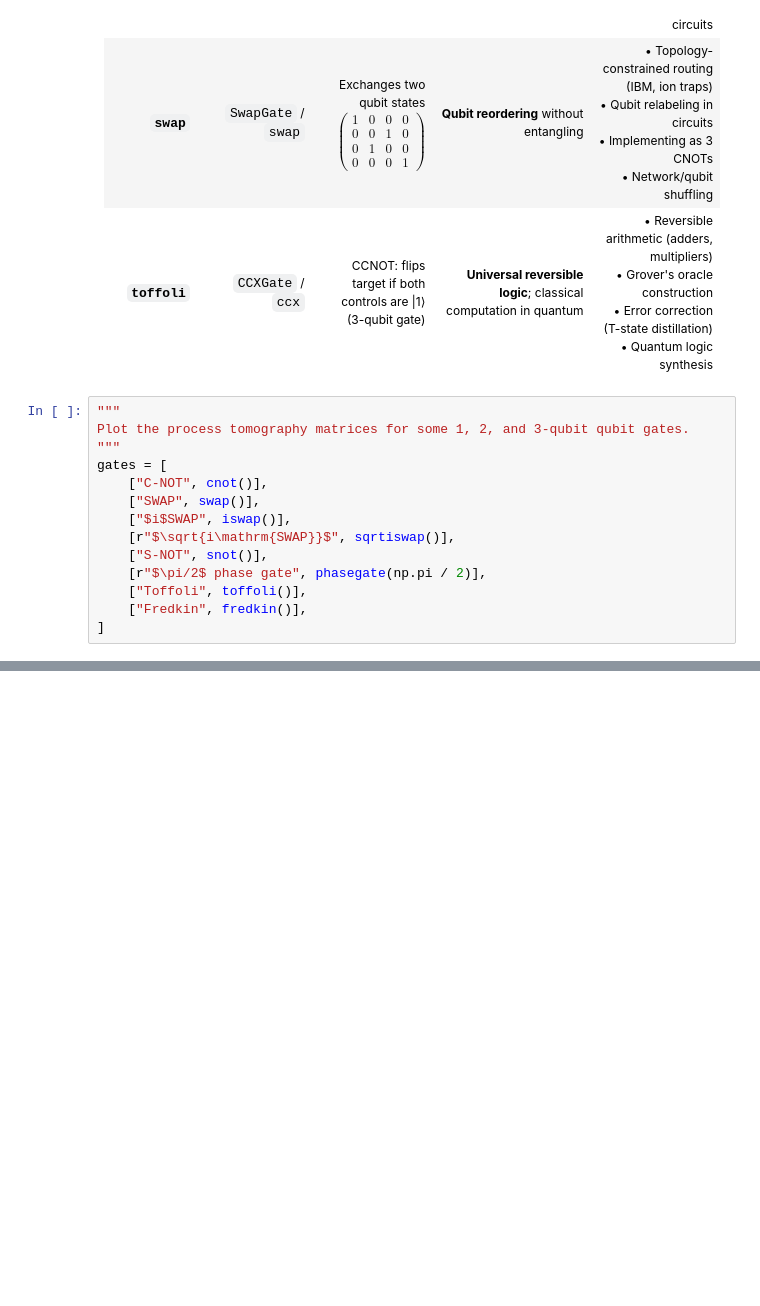
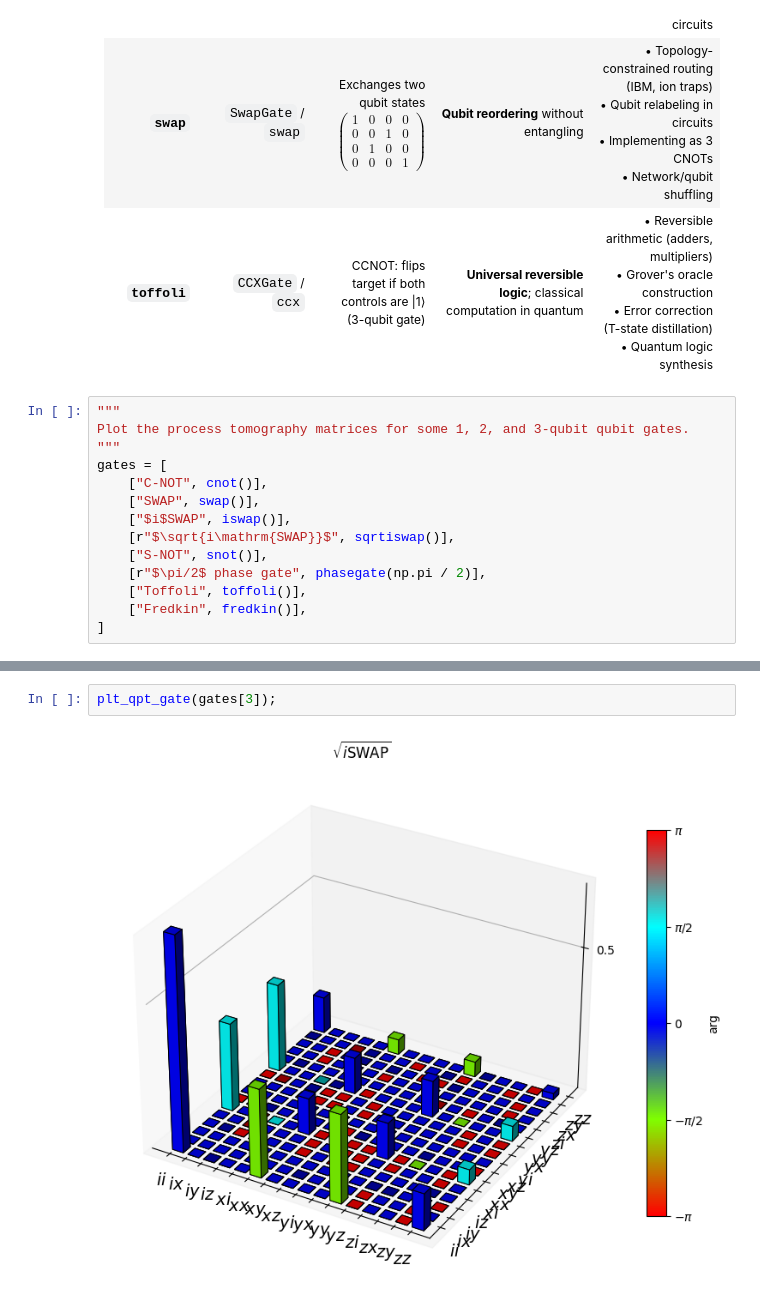
Before and after one commit to raopremrao/Learning-QuTip, a Jupyter notebook: Example Notebooks/02_Visualization/006_quantum_process_tomography.ipynb, the cells around one changed output, grey strips where cells are left out. Saved outputs shown, nothing was run; the diff lists cells and outputs as text; blank space fills up the shorter version.

```diff
--- a/Example Notebooks/02_Visualization/006_quantum_process_tomography.ipynb
+++ b/Example Notebooks/02_Visualization/006_quantum_process_tomography.ipynb
@@ -51,0 +91,4 @@ gates = [
+# %%
+plt_qpt_gate(gates[3]);
+# %% [output]
+[figure, added]
```
Also changed, not shown: parts of 8 cells of this notebook.
